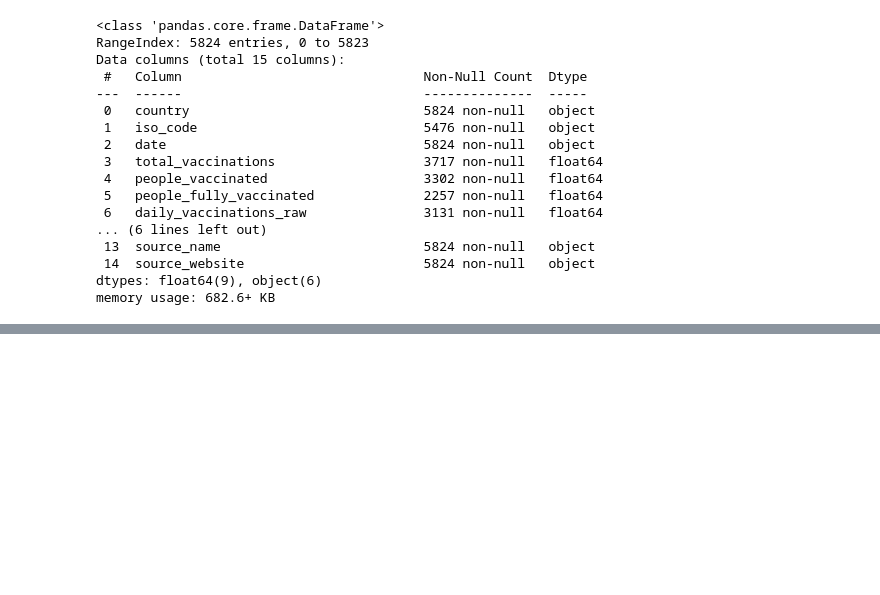
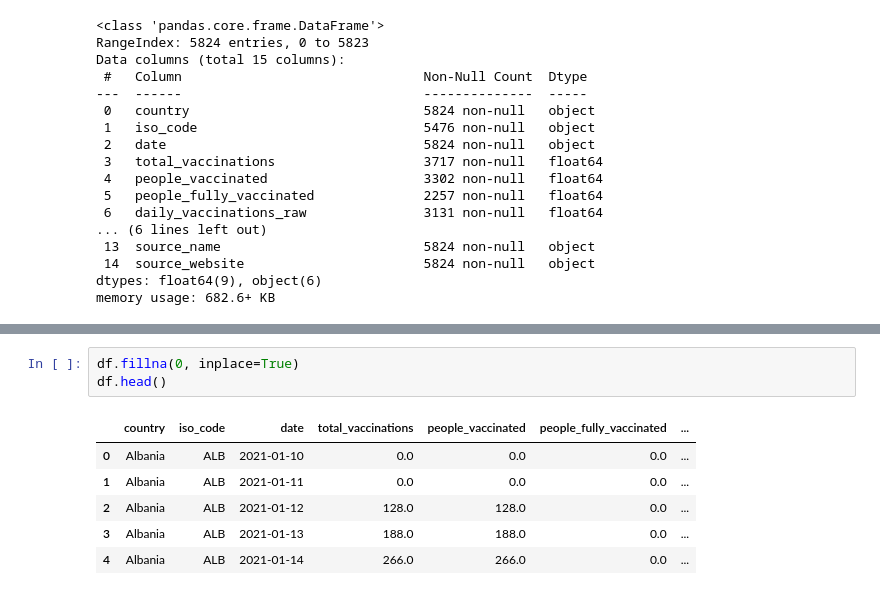
Before and after one commit to beingvikasagain/covid_19_word_vaccination, a Jupyter notebook: covid_vaccination_analysis.ipynb, the cells around one changed output, grey strips where cells are left out. Drawn from its saved outputs; the diff is of its cells as text; blank space fills up the shorter version.

```diff
--- a/covid_vaccination_analysis.ipynb
+++ b/covid_vaccination_analysis.ipynb
@@ -290,0 +79,10 @@ df_india.describe().transpose()
+# %%
+df.fillna(0, inplace=True)
+df.head()
+# %% [output]
+|  | country | iso_code | date | total_vaccinations | people_vaccinated | people_fully_vaccinated | ... |
+| 0 | Albania | ALB | 2021-01-10 | 0.0 | 0.0 | 0.0 | ... |
+| 1 | Albania | ALB | 2021-01-11 | 0.0 | 0.0 | 0.0 | ... |
+| 2 | Albania | ALB | 2021-01-12 | 128.0 | 128.0 | 0.0 | ... |
+| 3 | Albania | ALB | 2021-01-13 | 188.0 | 188.0 | 0.0 | ... |
+| 4 | Albania | ALB | 2021-01-14 | 266.0 | 266.0 | 0.0 | ... |
```
Also changed, not shown: parts of 53 cells of this notebook.
